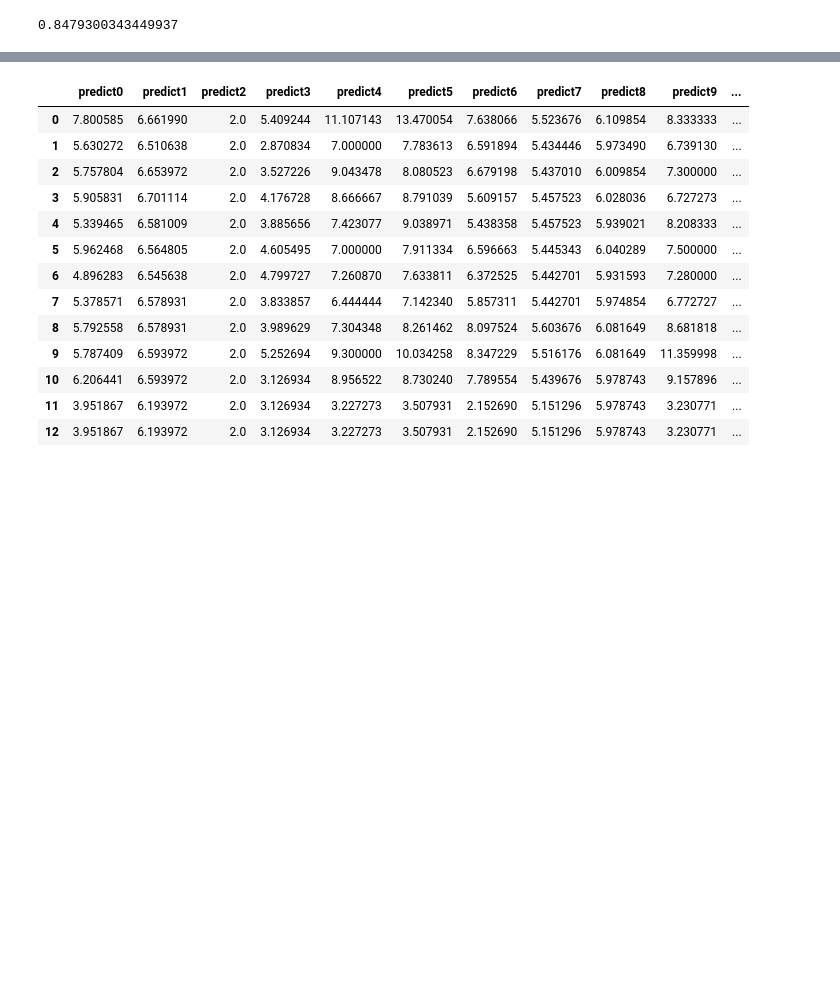
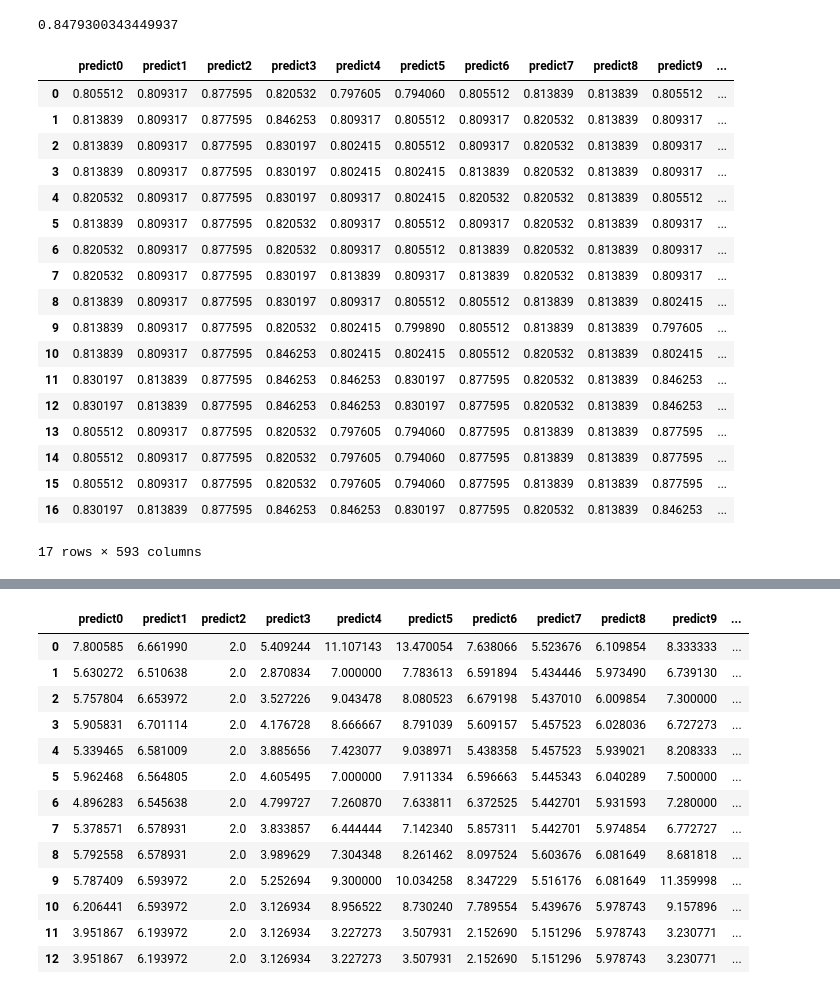
Before and after one commit to m-bryn/_hackathon-3, a Jupyter notebook: sber_predict.ipynb, the cells around one changed output, grey strips where cells are left out. Drawn from its saved outputs; the diff is of its cells as text; code cells hidden in the pictures; blank space fills up the shorter version.

```diff
--- a/sber_predict.ipynb
+++ b/sber_predict.ipynb
@@ -204,6 +141,28 @@ for j in tqdm(range(0, 7)):
     train_df = locals()['sum_pred'+str(0)]
     for i in train_df.columns:
         locals()['count_wod'+str(j)][i] = gbm.predict(pd.DataFrame(train_df[i]))
+# %%
+count_wod0
+# %% [output]
+|  | predict0 | predict1 | predict2 | predict3 | predict4 | predict5 | predict6 | predict7 | predict8 | predict9 | ... |
+| 0 | 0.805512 | 0.809317 | 0.877595 | 0.820532 | 0.797605 | 0.794060 | 0.805512 | 0.813839 | 0.813839 | 0.805512 | ... |
+| 1 | 0.813839 | 0.809317 | 0.877595 | 0.846253 | 0.809317 | 0.805512 | 0.809317 | 0.820532 | 0.813839 | 0.809317 | ... |
+| 2 | 0.813839 | 0.809317 | 0.877595 | 0.830197 | 0.802415 | 0.805512 | 0.809317 | 0.820532 | 0.813839 | 0.809317 | ... |
+| 3 | 0.813839 | 0.809317 | 0.877595 | 0.830197 | 0.802415 | 0.802415 | 0.813839 | 0.820532 | 0.813839 | 0.809317 | ... |
+| 4 | 0.820532 | 0.809317 | 0.877595 | 0.830197 | 0.809317 | 0.802415 | 0.820532 | 0.820532 | 0.813839 | 0.805512 | ... |
+| 5 | 0.813839 | 0.809317 | 0.877595 | 0.820532 | 0.809317 | 0.805512 | 0.809317 | 0.820532 | 0.813839 | 0.809317 | ... |
+| 6 | 0.820532 | 0.809317 | 0.877595 | 0.820532 | 0.809317 | 0.805512 | 0.813839 | 0.820532 | 0.813839 | 0.809317 | ... |
+| 7 | 0.820532 | 0.809317 | 0.877595 | 0.830197 | 0.813839 | 0.809317 | 0.813839 | 0.820532 | 0.813839 | 0.809317 | ... |
+| 8 | 0.813839 | 0.809317 | 0.877595 | 0.830197 | 0.809317 | 0.805512 | 0.805512 | 0.813839 | 0.813839 | 0.802415 | ... |
+| 9 | 0.813839 | 0.809317 | 0.877595 | 0.820532 | 0.802415 | 0.799890 | 0.805512 | 0.813839 | 0.813839 | 0.797605 | ... |
+| 10 | 0.813839 | 0.809317 | 0.877595 | 0.846253 | 0.802415 | 0.802415 | 0.805512 | 0.820532 | 0.813839 | 0.802415 | ... |
+| 11 | 0.830197 | 0.813839 | 0.877595 | 0.846253 | 0.846253 | 0.830197 | 0.877595 | 0.820532 | 0.813839 | 0.846253 | ... |
+| 12 | 0.830197 | 0.813839 | 0.877595 | 0.846253 | 0.846253 | 0.830197 | 0.877595 | 0.820532 | 0.813839 | 0.846253 | ... |
+| 13 | 0.805512 | 0.809317 | 0.877595 | 0.820532 | 0.797605 | 0.794060 | 0.877595 | 0.813839 | 0.813839 | 0.877595 | ... |
+| 14 | 0.805512 | 0.809317 | 0.877595 | 0.820532 | 0.797605 | 0.794060 | 0.877595 | 0.813839 | 0.813839 | 0.877595 | ... |
+| 15 | 0.805512 | 0.809317 | 0.877595 | 0.820532 | 0.797605 | 0.794060 | 0.877595 | 0.813839 | 0.813839 | 0.877595 | ... |
+| 16 | 0.830197 | 0.813839 | 0.877595 | 0.846253 | 0.846253 | 0.830197 | 0.877595 | 0.820532 | 0.813839 | 0.846253 | ... |
+17 rows × 593 columns
 # %%
 for i in range(0, 7):
     with open('count_wod'+str(i)+'.pickle', 'wb') as handle:
```
Also changed, not shown: parts of 12 cells of this notebook, 22 other files.
